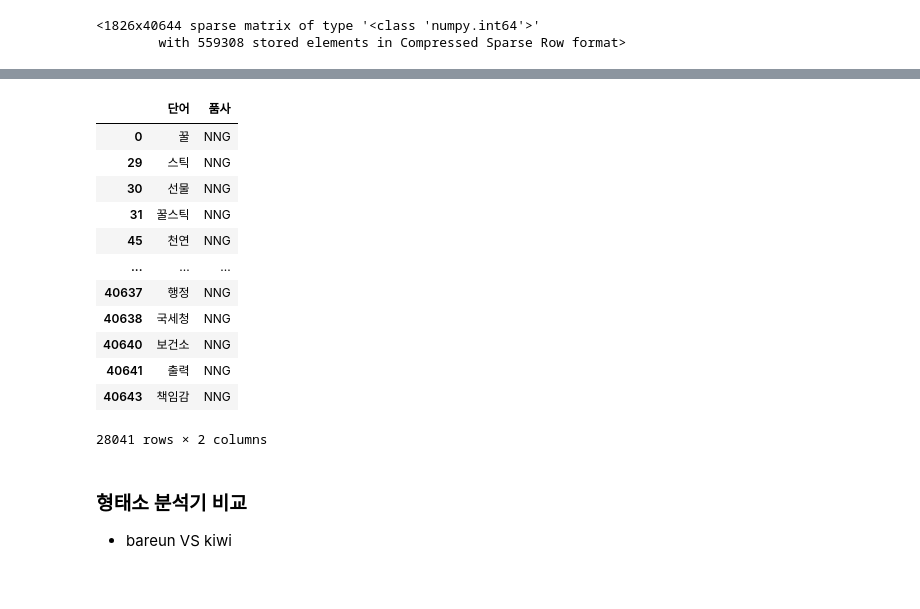
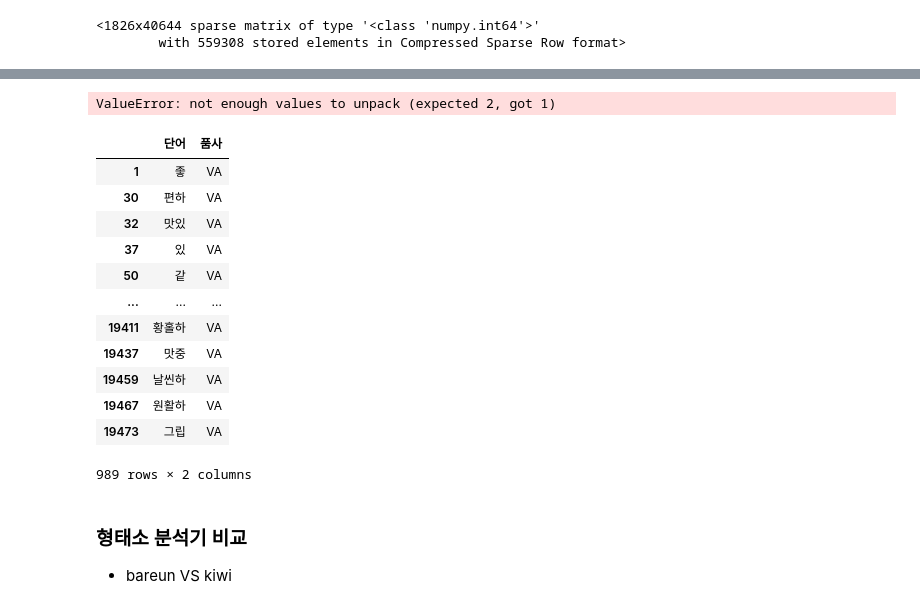
Before and after one commit to eatthecompanyxasac/doeat2023, a Jupyter notebook: SIH/code2/code/bareunpy.ipynb, the cells around one changed output, grey strips where cells are left out. Drawn from its saved outputs; the diff is of its cells as text; code cells hidden in the pictures.

```diff
--- a/SIH/code2/code/bareunpy.ipynb
+++ b/SIH/code2/code/bareunpy.ipynb
@@ -319,6 +316,6 @@ df_ns
 # %% [markdown]
 ### 블로그 토큰화
 # %%
-naver_blog = pd.read_csv(r'C:\Users\NT550\asac\SIH\hsw\finaldata\naver_blog_text_scaling_last.csv')
+naver_blog = pd.read_csv(r'C:\Users\NT550\asac\SIH\hsw\finaldata\naver_blog_text_scaling_last_tokens.csv')
 naver_blog.head()
 # %% [output]
@@ -459,19 +441,34 @@ df_blog
+# %%
+# 명사, 동사, 형용사 품사 태그 정의
+nouns_tags = ['NNG','NNP'] # NNG, NNP,
+verbs_tags = ['VV'] # VV
+adjectives_tags = ['VA'] # VA
+
+# 각 품사를 추출하여 열 추가
+naver_blog['nouns'] = naver_blog['token'].apply(lambda x: [word for word, tag in x if tag in nouns_tags])
+naver_blog['verbs'] = naver_blog['token'].apply(lambda x: [word for word, tag in x if tag in verbs_tags])
+naver_blog['adjectives'] = naver_blog['token'].apply(lambda x: [word for word, tag in x if tag in adjectives_tags])
+
+# 결과 출력
+print(naver_blog[['nouns', 'verbs', 'adjectives']])
+# %% [output]
+ValueError: not enough values to unpack (expected 2, got 1)
 # %%
-df_blog[df_blog['품사'] == 'NNG']
+df_blog[df_blog['품사'] == 'VA']
 # %% [output]
 |  | 단어 | 품사 |
-| 0 | 꿀 | NNG |
-| 29 | 스틱 | NNG |
-| 30 | 선물 | NNG |
-| 31 | 꿀스틱 | NNG |
-| 45 | 천연 | NNG |
+| 1 | 좋 | VA |
+| 30 | 편하 | VA |
+| 32 | 맛있 | VA |
+| 37 | 있 | VA |
+| 50 | 같 | VA |
 | ... | ... | ... |
-| 40637 | 행정 | NNG |
-| 40638 | 국세청 | NNG |
-| 40640 | 보건소 | NNG |
-| 40641 | 출력 | NNG |
-| 40643 | 책임감 | NNG |
+| 19411 | 황홀하 | VA |
+| 19437 | 맛중 | VA |
+| 19459 | 날씬하 | VA |
+| 19467 | 원활하 | VA |
+| 19473 | 그립 | VA |
-28041 rows × 2 columns
+989 rows × 2 columns
 # %% [markdown]
 ### 형태소 분석기 비교
 - bareun VS kiwi
```
Also changed, not shown: parts of 12 cells of this notebook, 7 other files.
